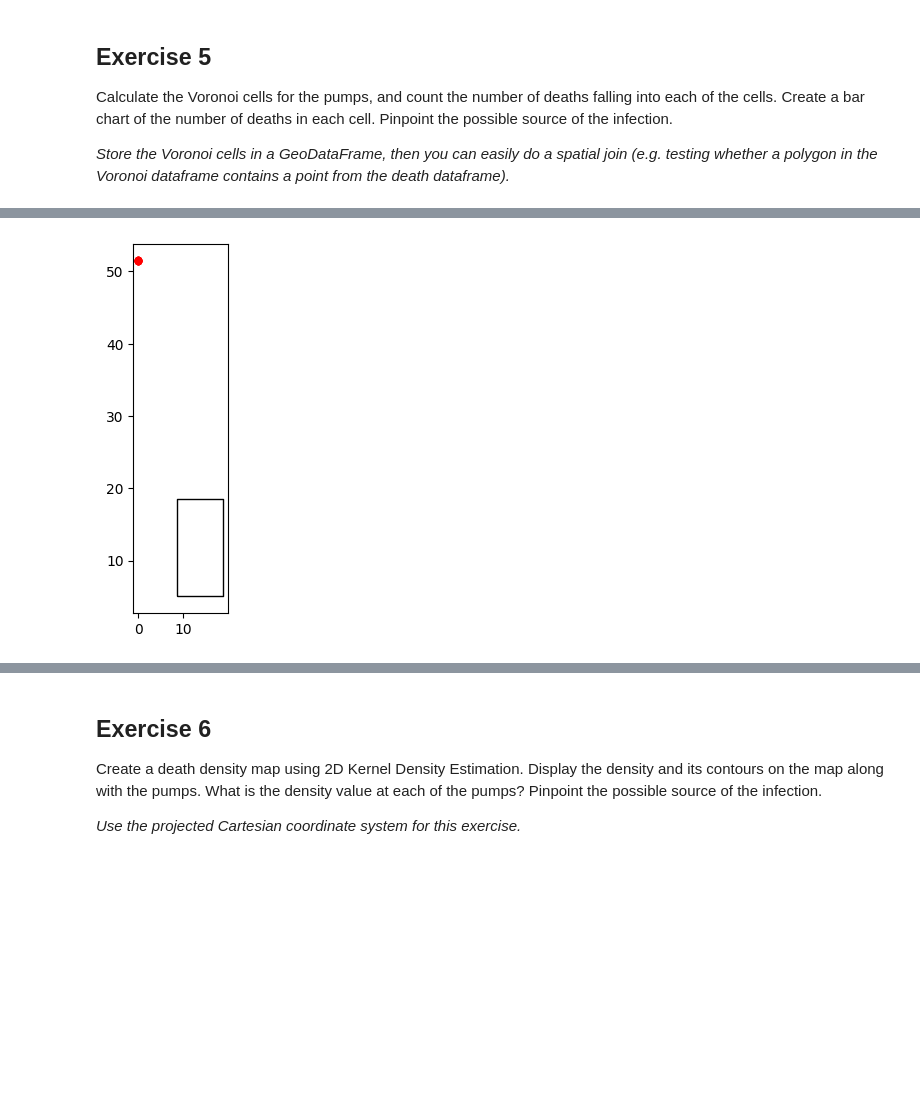
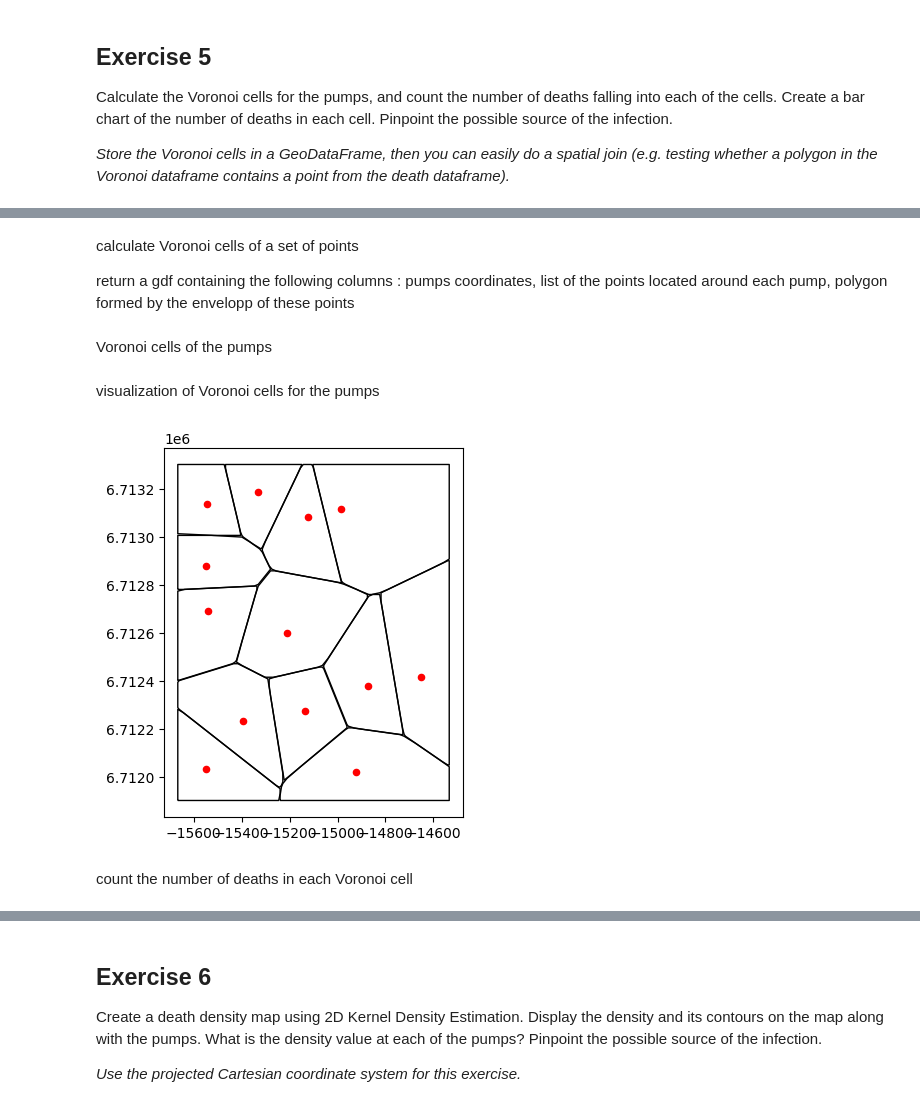
Before and after one commit to emma-roche/data-ex-vis, a Jupyter notebook: Assignments/Shapes-Maps-Coordinates/A-JonSnow/JohnSnow-Map.ipynb, the cells around one changed output, grey strips where cells are left out. Cells and saved outputs as stored; diff of their text form; code cells hidden in the pictures; blank space fills up the shorter version.

```diff
--- a/Assignments/Shapes-Maps-Coordinates/A-JonSnow/JohnSnow-Map.ipynb
+++ b/Assignments/Shapes-Maps-Coordinates/A-JonSnow/JohnSnow-Map.ipynb
@@ -161,6 +167,0 @@ plt.show()
-# %%
-pumps = gpd.read_file(DATASET_DIR /'Shapes-Maps-Coordinates'/'shapes'/'pumps_gcs.shp' )
-pumps = pumps.to_crs(epsg=3857)
-coordinates = pumps['geometry'].get_coordinates()
-pumps['longitude'], pumps['latitude'] = coordinates['x'], coordinates['y']
-pumps
@@ -193,5 +169,3 @@ plt.show()
 ## Exercise 3
 
 How many deaths were within a given radius around the wells? Test for a series of radiuses.
-# %%
-pumps = gpd.read_file(DATASET_DIR /'Shapes-Maps-Coordinates'/'shapes'/'pumps_gcs.shp' )
@@ -225,3 +196,0 @@ as folium use epsg 4326, we convert the data
-# %%
-deaths = deaths.to_crs(epsg=4326)
-pumps = pumps.to_crs(epsg=4326)
@@ -279,2 +241,32 @@ create a function to count the number of deaths in each Voronoi cell
+# %%
+def grid(centers:gpd.GeoDataFrame):
+
+    x_centers = centers.geometry.x
+    y_centers = centers.geometry.y
+
+    # limits of the grid
+    x_min, y_min = x_centers.min(), y_centers.min()
+    x_max, y_max = x_centers.max(), y_centers.max()
+
+    margin = max(x_max-x_min, y_max-y_min) * 0.1
+
+    # grid
+    x = np.linspace(x_min - margin, x_max + margin, 200)
+    y = np.linspace(y_min - margin, y_max + margin, 200)
+
+    xx, yy = np.meshgrid(x, y)
+
+    # convert the grid into a gdf
+    points = gpd.GeoDataFrame(
+            geometry=[Point(x, y) for x, y in zip(xx.ravel(), yy.ravel())],
+            crs = centers.crs
+            )
+
+    return points
+# %% [markdown]
+calculate Voronoi cells of a set of points
+
+return a gdf containing the following columns :
+pumps coordinates, list of the points located around each pump, polygon formed by the envelopp of these points
 # %%
 def voronoi_cells(centers):
@@ -318,9 +312,12 @@ def voronoi_cells(centers):
+# %% [markdown]
+Voronoi cells of the pumps
 # %%
 voronoi = voronoi_cells(pumps)
+# %% [markdown]
+visualization of Voronoi cells for the pumps
 # %%
-voronoi_gpd = gpd.GeoDataFrame(voronoi, geometry='polygon')
-ax = voronoi_gpd.plot(edgecolor='black', facecolor='none')
+ax = voronoi.plot(edgecolor='black', facecolor='none')
 pumps.plot(ax=ax, color='red', markersize=20)
 plt.show()
 # %% [output]
-[figure, old version]
+[figure, new version]
@@ -336,0 +324,2 @@ def count_deaths(centers, points):
+# %% [markdown]
+count the number of deaths in each Voronoi cell
```
Also changed, not shown: parts of 83 cells of this notebook, 1 other file.
